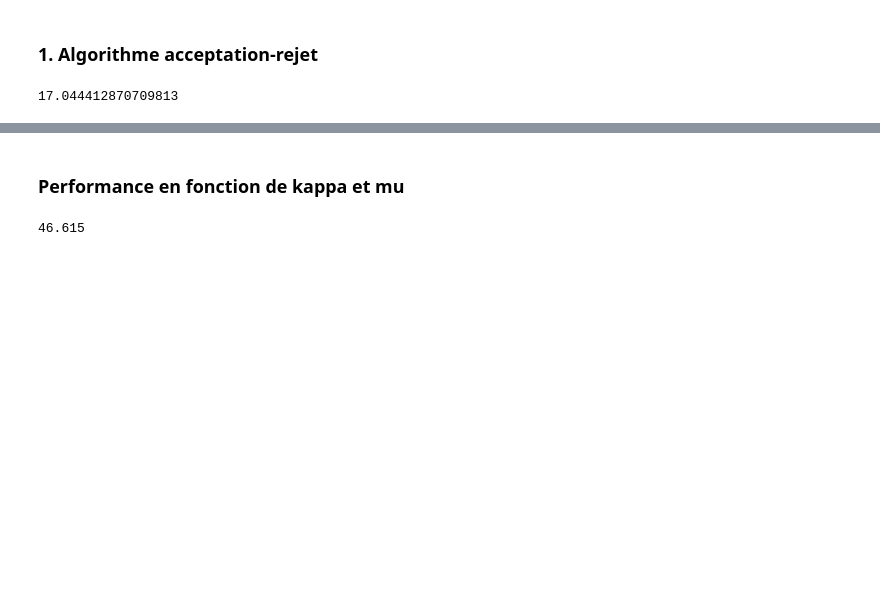
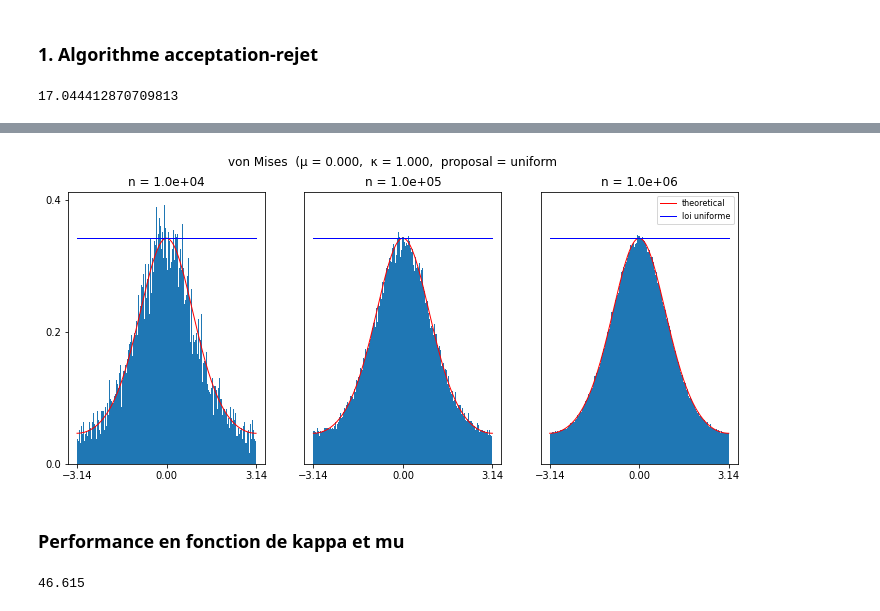
Before and after one commit to emanieluu/Projet_Monte_Carlo_ENSAE_2A_S2, a Jupyter notebook: Projet-Monte-Carlo.ipynb, the cells around one changed output, grey strips where cells are left out. Drawn from its saved outputs; the diff is of its cells as text; code cells hidden in the pictures; blank space fills up the shorter version.

```diff
--- a/Projet-Monte-Carlo.ipynb
+++ b/Projet-Monte-Carlo.ipynb
@@ -51,3 +49,40 @@ sns.distplot([von_mises_ra() for i in range(20000)])
+# %%
+n = [10_000, 100_000, 1_000_000]
+x = np.linspace(-np.pi, np.pi, 300)
+mu = 0
+kappa = 1
+
+fig, ax = plt.subplots(1, 3, figsize=(12, 5), sharey=True)
+i = 0
+
+for val in n:
+
+    M = np.max(von_mises_density(x, mu=0, kappa=1)/v_unipi_density(x))
+
+    res = [von_mises_ra(M,kappa,mu)[0] for i in range(val)]
+
+    ax[i].hist(res, bins=200, density=True)
+
+    ax[i].plot(x, vonmises.pdf(x, kappa, mu), 'r-', lw=1, label='theoretical')
+
+
+    ax[i].plot([-np.pi, np.pi], 2 * [vonmises.pdf(x, kappa, mu).max()], 'b-', lw=1, label='loi uniforme')
+
+    ax[i].set_ylim([0., None])
+    ax[i].set_xticks([-3.14, 0., 3.14])
+    ax[i].title.set_text(f'n = {val:.1e}')
+
+    i += 1
+
+ax[0].locator_params(axis="y", nbins=4)
+ax[1].get_yaxis().set_visible(False)
+ax[2].get_yaxis().set_visible(False)
+
+fig.suptitle(f'von Mises  (\u03BC = {mu:.3f},  \u03BA = {kappa:.3f},  proposal = uniform')
+plt.legend(prop={'size': 8})
+plt.show()
+# %% [output]
+[figure, added]
 # %% [markdown]
 ### Performance en fonction de kappa et mu
 # %%
```
Also changed, not shown: parts of 2 cells of this notebook.
